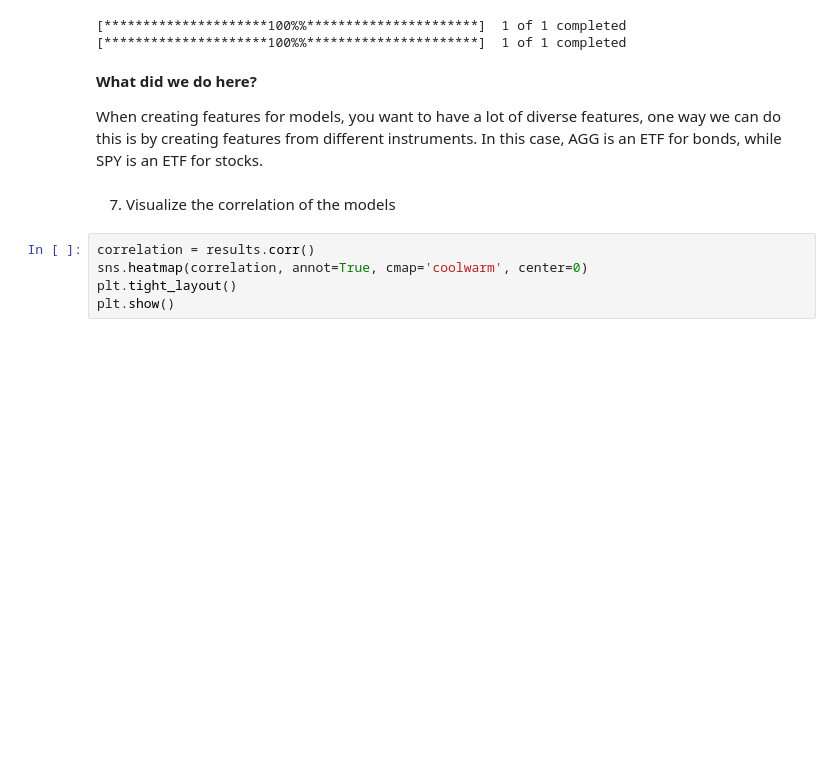
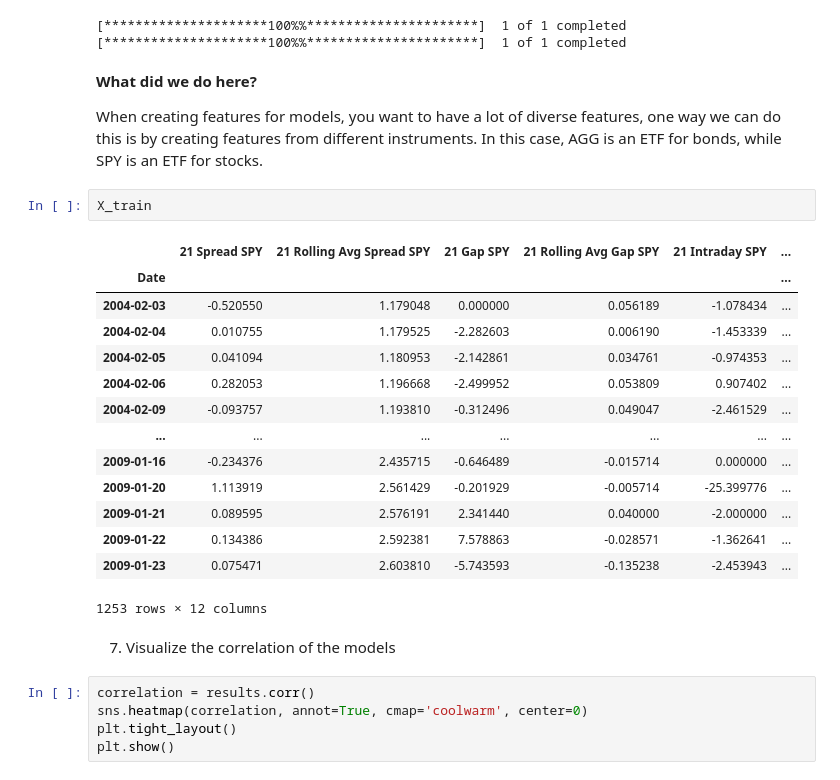
Before and after one commit to baslia/quant_analysis, a Jupyter notebook: AI_strat/Step_1_Evaluating_Different_Models.ipynb, the cells around one changed output. Saved outputs shown, nothing was run; the diff lists cells and outputs as text; blank space fills up the shorter version.

```diff
--- a/AI_strat/Step_1_Evaluating_Different_Models.ipynb
+++ b/AI_strat/Step_1_Evaluating_Different_Models.ipynb
@@ -130,6 +130,23 @@ for model in models:
 **What did we do here?**
 
 When creating features for models, you want to have a lot of diverse features, one way we can do this is by creating features from different instruments. In this case, AGG is an ETF for bonds, while SPY is an ETF for stocks.
+# %%
+X_train
+# %% [output]
+|  | 21 Spread SPY | 21 Rolling Avg Spread SPY | 21 Gap SPY | 21 Rolling Avg Gap SPY | 21 Intraday SPY | ... |
+| Date |  |  |  |  |  | ... |
+| 2004-02-03 | -0.520550 | 1.179048 | 0.000000 | 0.056189 | -1.078434 | ... |
+| 2004-02-04 | 0.010755 | 1.179525 | -2.282603 | 0.006190 | -1.453339 | ... |
+| 2004-02-05 | 0.041094 | 1.180953 | -2.142861 | 0.034761 | -0.974353 | ... |
+| 2004-02-06 | 0.282053 | 1.196668 | -2.499952 | 0.053809 | 0.907402 | ... |
+| 2004-02-09 | -0.093757 | 1.193810 | -0.312496 | 0.049047 | -2.461529 | ... |
+| ... | ... | ... | ... | ... | ... | ... |
+| 2009-01-16 | -0.234376 | 2.435715 | -0.646489 | -0.015714 | 0.000000 | ... |
+| 2009-01-20 | 1.113919 | 2.561429 | -0.201929 | -0.005714 | -25.399776 | ... |
+| 2009-01-21 | 0.089595 | 2.576191 | 2.341440 | 0.040000 | -2.000000 | ... |
+| 2009-01-22 | 0.134386 | 2.592381 | 7.578863 | -0.028571 | -1.362641 | ... |
+| 2009-01-23 | 0.075471 | 2.603810 | -5.743593 | -0.135238 | -2.453943 | ... |
+1253 rows × 12 columns
 # %% [markdown]
 7. Visualize the correlation of the models
 # %%
```
